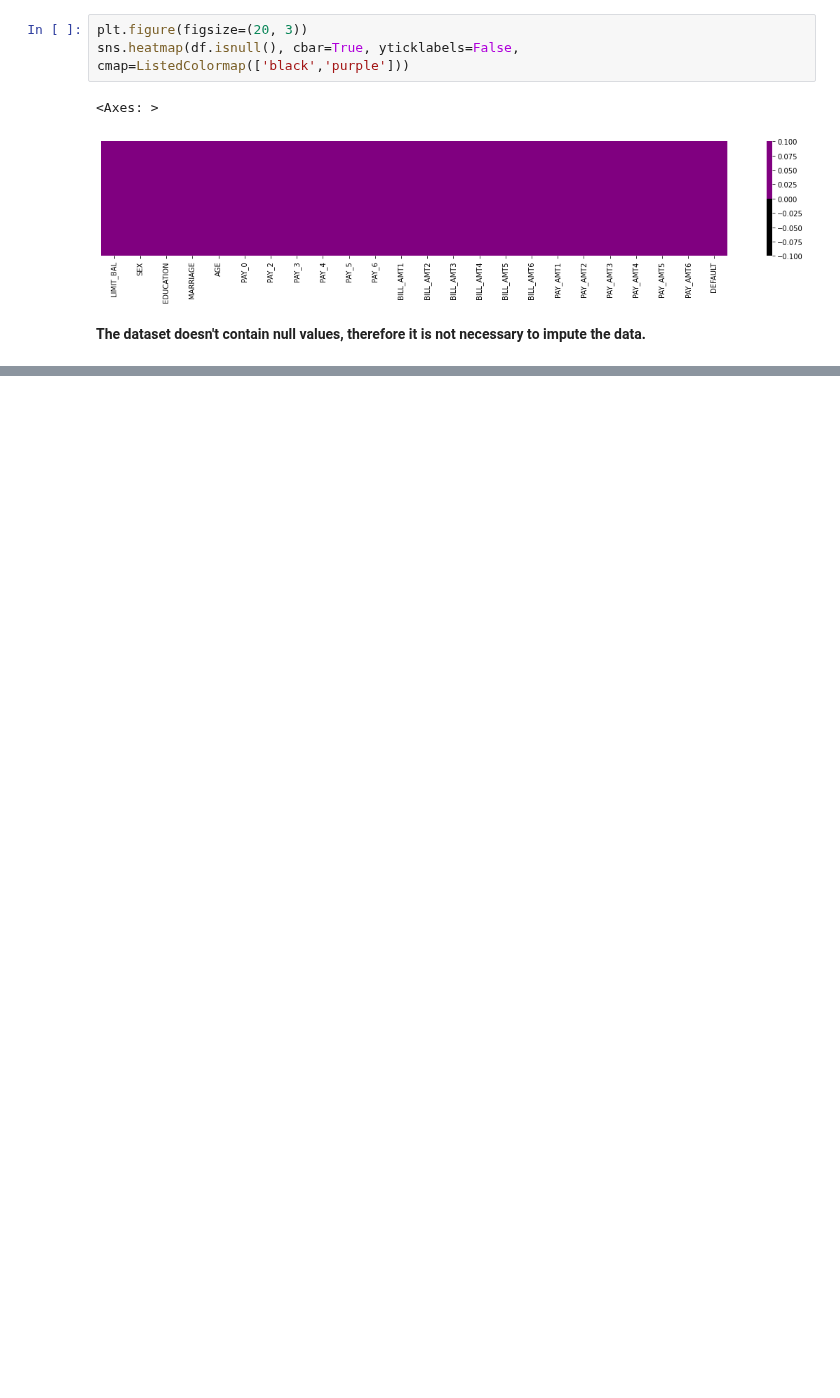
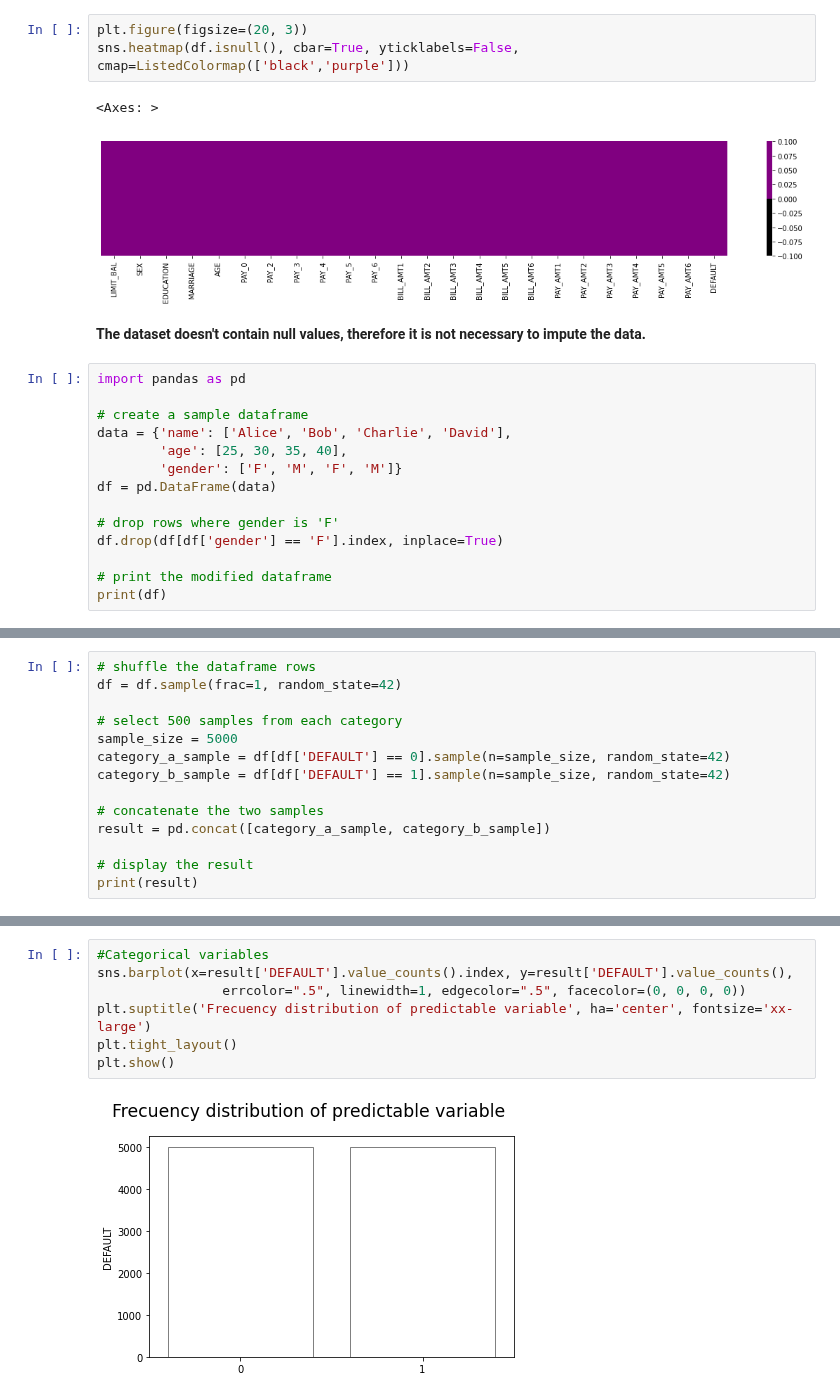
Before and after one commit to pagrkonecta/Konecta_Test, a Jupyter notebook: Konecta_Test_PAGR.ipynb, the cells around one changed output, grey strips where cells are left out. Saved outputs shown, nothing was run; the diff lists cells and outputs as text; blank space fills up the shorter version.

```diff
--- a/Konecta_Test_PAGR.ipynb
+++ b/Konecta_Test_PAGR.ipynb
@@ -359,3 +405,17 @@ sns.heatmap(df.isnull(), cbar=True, yticklabels=False, cmap=ListedColormap(['bla
 [figure]
 # %% [markdown]
 **The dataset doesn't contain null values, therefore it is not necessary to impute the data.**
+# %%
+import pandas as pd
+
+# create a sample dataframe
+data = {'name': ['Alice', 'Bob', 'Charlie', 'David'],
+        'age': [25, 30, 35, 40],
+        'gender': ['F', 'M', 'F', 'M']}
+df = pd.DataFrame(data)
+
+# drop rows where gender is 'F'
+df.drop(df[df['gender'] == 'F'].index, inplace=True)
+
+# print the modified dataframe
+print(df)
@@ -361,0 +426,14 @@ sns.heatmap(df.isnull(), cbar=True, yticklabels=False, cmap=ListedColormap(['bla
+# %%
+# shuffle the dataframe rows
+df = df.sample(frac=1, random_state=42)
+
+# select 500 samples from each category
+sample_size = 5000
+category_a_sample = df[df['DEFAULT'] == 0].sample(n=sample_size, random_state=42)
+category_b_sample = df[df['DEFAULT'] == 1].sample(n=sample_size, random_state=42)
+
+# concatenate the two samples
+result = pd.concat([category_a_sample, category_b_sample])
+
+# display the result
+print(result)
@@ -361,0 +458,9 @@ sns.heatmap(df.isnull(), cbar=True, yticklabels=False, cmap=ListedColormap(['bla
+# %%
+#Categorical variables
+sns.barplot(x=result['DEFAULT'].value_counts().index, y=result['DEFAULT'].value_counts(),
+                errcolor=".5", linewidth=1, edgecolor=".5", facecolor=(0, 0, 0, 0))
+plt.suptitle('Frecuency distribution of predictable variable', ha='center', fontsize='xx-large')
+plt.tight_layout()
+plt.show()
+# %% [output]
+[figure, added]
```
Also changed, not shown: parts of 31 cells of this notebook.
